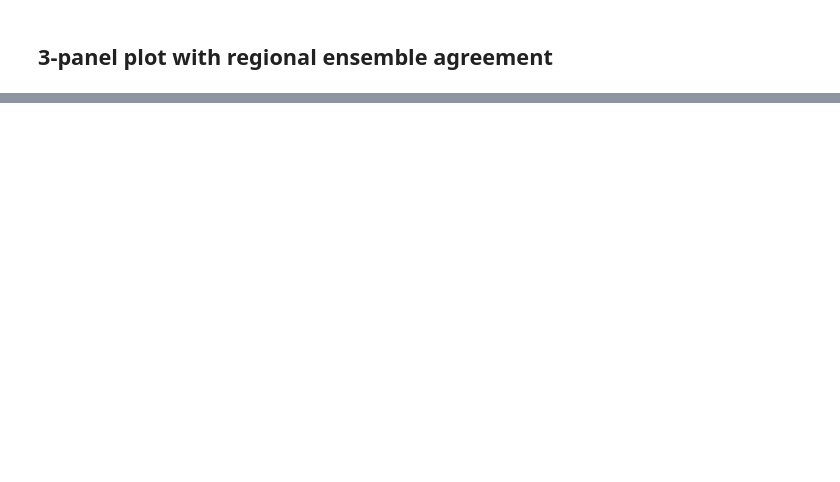
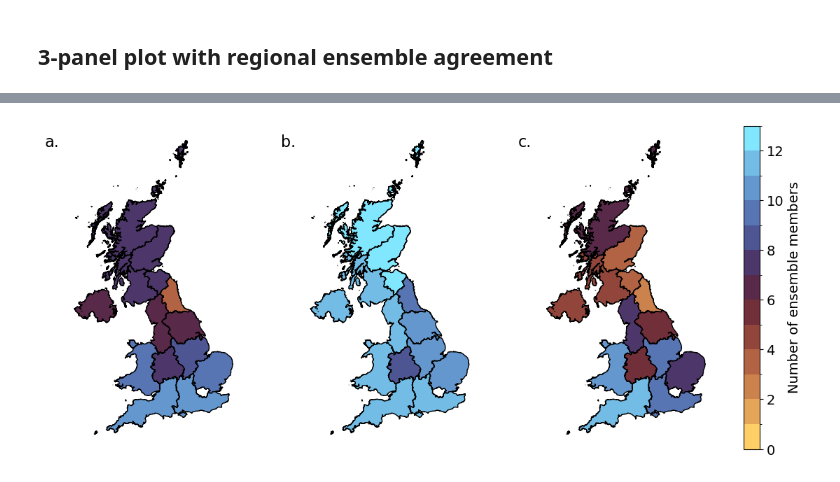
Before and after one commit to elenadstr/paper_compound_rainfall_attribution_and_drivers, a Jupyter notebook: ECA.ipynb, the cells around one changed output, grey strips where cells are left out. Drawn from its saved outputs; the diff is of its cells as text; code cells hidden in the pictures; blank space fills up the shorter version.

```diff
--- a/ECA.ipynb
+++ b/ECA.ipynb
@@ -11,6 +11,7 @@ import matplotlib.gridspec as gridspec
 import math
 import pandas as pd
 import iris
+iris.FUTURE.date_microseconds = True
 import matplotlib as mpl
 import scipy.stats as stats
 import logging
@@ -19,6 +20,7 @@ logging.getLogger('matplotlib.font_manager').setLevel(logging.WARNING)
 
 import geopandas as gpd
 from iris.time import PartialDateTime
+import geopandas as gpd
 
 
 #R setup
@@ -28,8 +30,6 @@ base=importr('base')
 base._libPaths()[0]
 
 r.source('path/to/your/R/script/CoinCalc.R')
-r.source('/home/users/elena.dauster/Documents/python/CoinCalc/R/CoinCalc.R')
-r.source('/home/users/elena.dauster/Documents/python/CoinCalc/R/CoinCalc_my_version.R')
 
 import scipy.stats as stats
 
@@ -649,0 +871,38 @@ plt.show()
+# %%
+regions_gdf = gpd.read_file('path/to/your/geoson/regional/mask')
+
+summary_df = pd.read_csv('path/to/your/summary_ECA_results.csv')
+
+#matching region to name
+merged = regions_gdf.merge(summary_df, left_on="geo_region", right_on="Region")
+
+# Only keep rows with no missing data in the plotting columns
+cols = ['1980-2010 Fixed Threshold', '2050-2080 Fixed Threshold', '2050-2080 Thermo Threshold']
+merged_clean = merged.dropna(subset=cols)
+
+#--------------- plot ---------------
+fig = plt.figure(figsize=(14, 6))
+gs = gridspec.GridSpec(1, 3, figure=fig, wspace=0.01, hspace=0)
+axes = [fig.add_subplot(gs[0, j]) for j in range(3)]
+cols = ['1980-2010 Fixed Threshold', '2050-2080 Fixed Threshold', '2050-2080 Thermo Threshold']
+labels = ['a.', 'b.', 'c.']
+
+# discrete colorbar with boundaries for each integer value
+boundaries = list(range(0, 14))  # 0, 1, 2, ..., 13
+norm = mpl.colors.BoundaryNorm(boundaries, ncolors=256)
+
+for ax, col, label in zip(axes, cols, labels):
+    merged_clean.plot(column=col, ax=ax, cmap='managua', edgecolor='black', aspect=1, norm=norm, legend=False)
+    ax.axis('off')
+    ax.set_aspect('equal')
+    # Add label to the left of each plot
+    ax.text(-0.08, 0.95, label, transform=ax.transAxes, fontsize=16, va='center', ha='center')
+
+sm = mpl.cm.ScalarMappable(cmap='managua', norm=norm)
+sm._A = []
+cbar = fig.colorbar(sm, ax=axes, orientation='vertical', fraction=0.03, pad=0.04, spacing='proportional')
+cbar.set_label('Number of ensemble members')
+
+plt.show()
+# %% [output]
+[figure, added]
```
Also changed, not shown: parts of 11 cells of this notebook.
